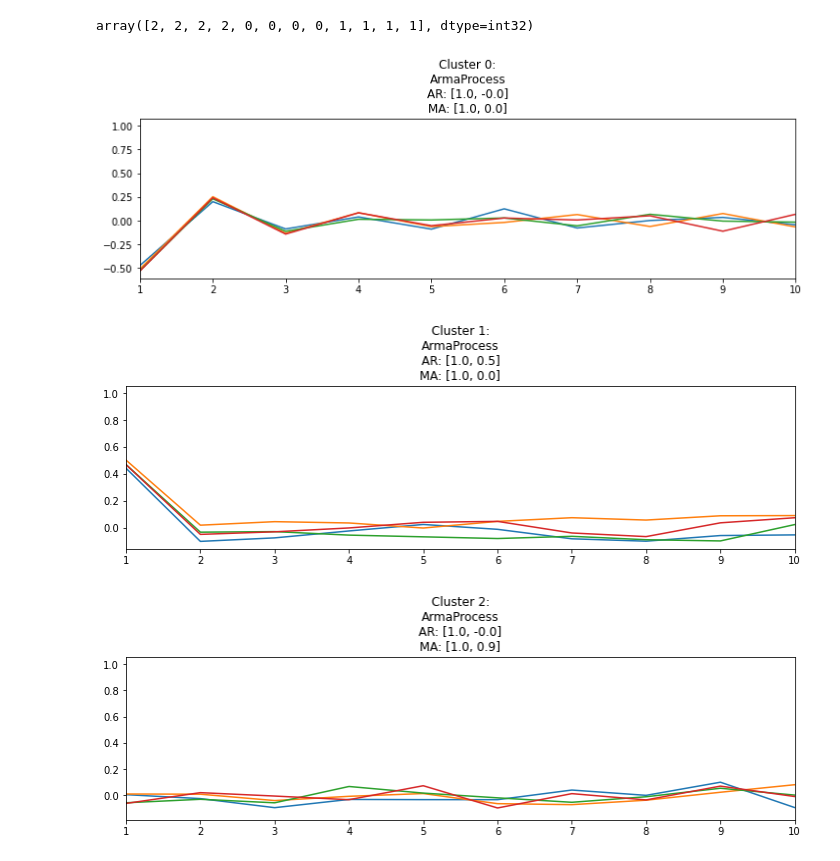
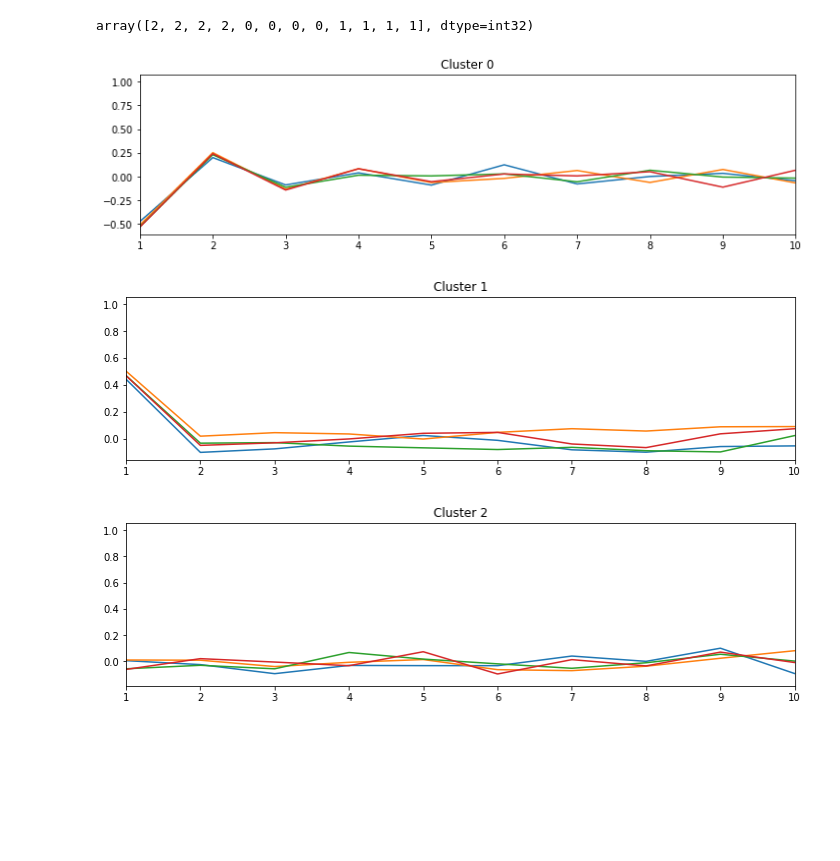
Before and after one commit to williewheeler/time-series-demos, a Jupyter notebook: clustering/ts-cluster.ipynb, the cells around one changed output. Drawn from its saved outputs; the diff is of its cells as text; code cells hidden in the pictures; blank space fills up the shorter version.

Commit message:
Reran clustering notebook

```diff
--- a/clustering/ts-cluster.ipynb
+++ b/clustering/ts-cluster.ipynb
@@ -95,15 +95,23 @@ kmeans.labels_
 # %% [output]
 array([2, 2, 2, 2, 0, 0, 0, 0, 1, 1, 1, 1], dtype=int32)
 # %%
+# i ranges over clusters
 for i in range(3):
     plt.figure(figsize=(12, 3))
+    plt.title(f"Cluster {i}")
     plt.xlim((1, max_lag))
+
+    # j ranges over the ACFs
     for j in range(acf_df.shape[1]):
+
+        # Plot ACF j in the current cluster i
         if kmeans.labels_[j] == i:
-            plt.title(f"Cluster {i}:\n{processes[i]}")
             plt.plot(acf_df.iloc[:, j])
+
+    # Due to the way k-means works, we can't directly map the cluster indices
+    # to the process indices.
     plt.show()
 # %% [output]
-[figure, old version]
+[figure, new version]
-[figure, old version]
+[figure, new version]
-[figure, old version]
+[figure, new version]
```
